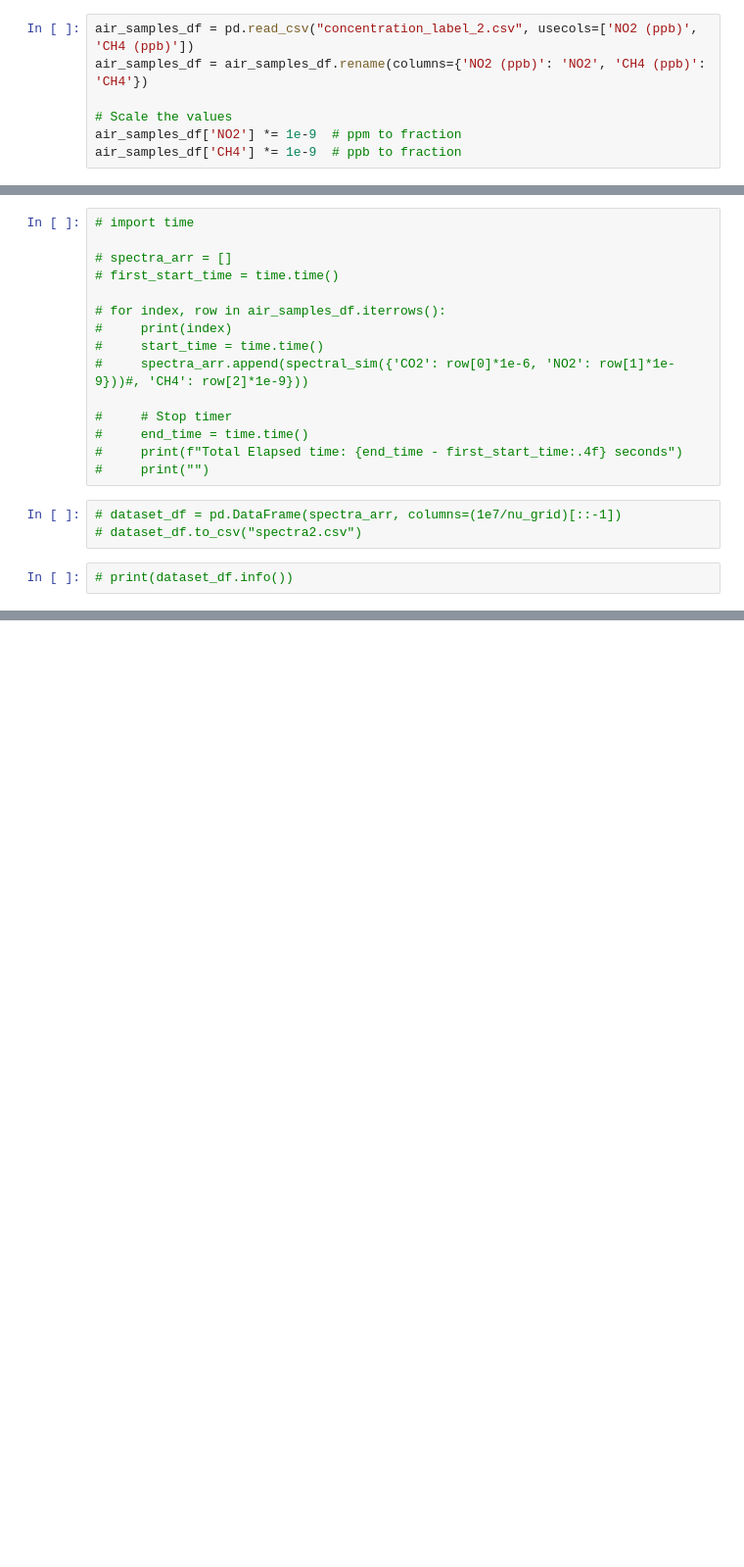
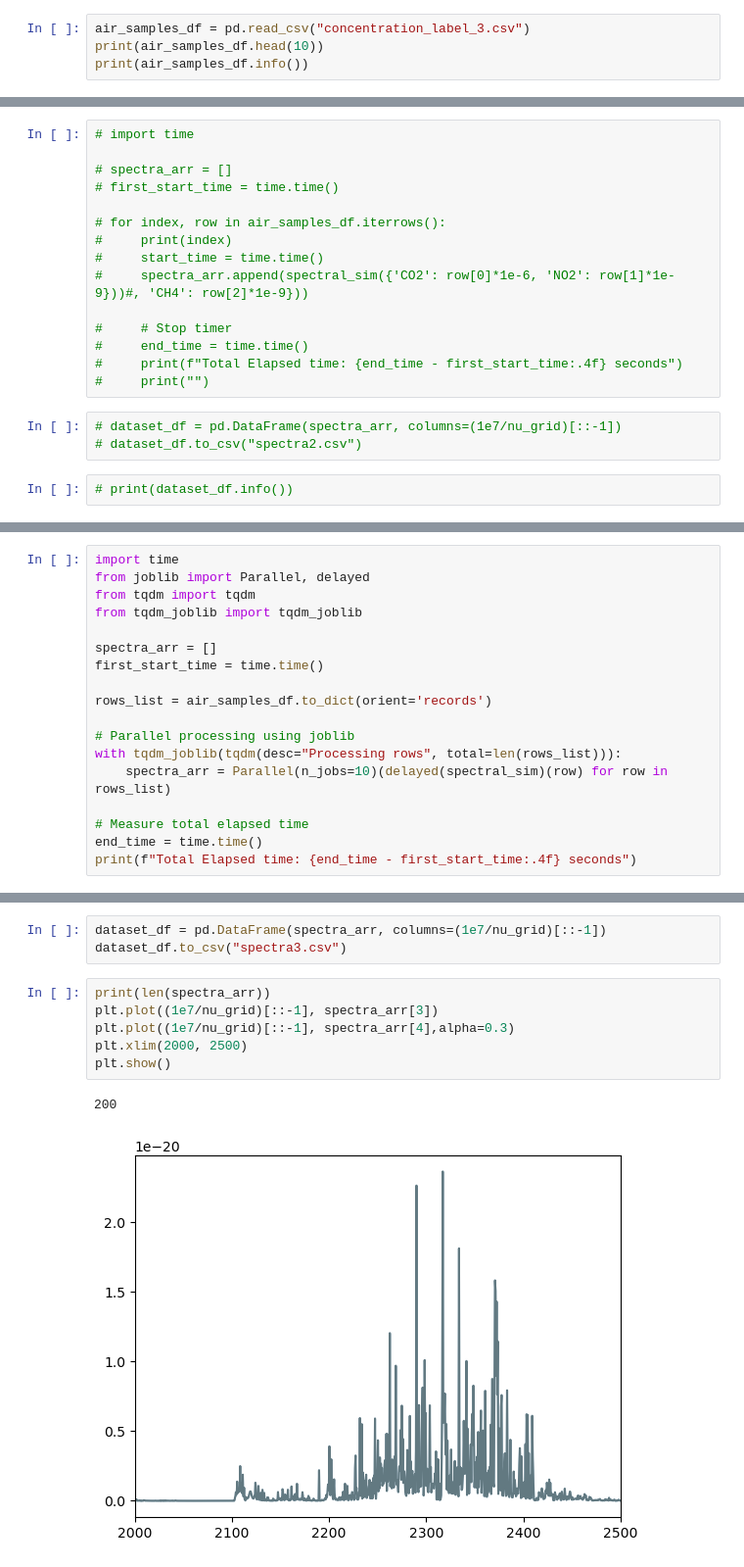
Before and after one commit to vpjuguilon/Physics-215_Project-PRISM, a Jupyter notebook: atmosperic_spectra_simulator.ipynb, the cells around one changed output, grey strips where cells are left out. Shown: that part at 98% size. Drawn from its saved outputs; the diff is of its cells as text; blank space fills up the shorter version.

```diff
--- a/atmosperic_spectra_simulator.ipynb
+++ b/atmosperic_spectra_simulator.ipynb
@@ -141,9 +141,6 @@ def spectral_sim(gas_concentrations):
     # Save to a CSV file
     #df.to_csv('absorption_spectrum.csv', index=False)
 # %%
-air_samples_df = pd.read_csv("concentration_label_2.csv", usecols=['NO2 (ppb)', 'CH4 (ppb)'])
-air_samples_df = air_samples_df.rename(columns={'NO2 (ppb)': 'NO2', 'CH4 (ppb)': 'CH4'})
-
-# Scale the values
-air_samples_df['NO2'] *= 1e-9  # ppm to fraction
-air_samples_df['CH4'] *= 1e-9  # ppb to fraction
+air_samples_df = pd.read_csv("concentration_label_3.csv")
+print(air_samples_df.head(10))
+print(air_samples_df.info())
@@ -217,0 +185,18 @@ plt.show()
+# %%
+import time
+from joblib import Parallel, delayed
+from tqdm import tqdm
+from tqdm_joblib import tqdm_joblib
+
+spectra_arr = []
+first_start_time = time.time()
+
+rows_list = air_samples_df.to_dict(orient='records')
+
+# Parallel processing using joblib
+with tqdm_joblib(tqdm(desc="Processing rows", total=len(rows_list))):
+    spectra_arr = Parallel(n_jobs=10)(delayed(spectral_sim)(row) for row in rows_list)
+
+# Measure total elapsed time
+end_time = time.time()
+print(f"Total Elapsed time: {end_time - first_start_time:.4f} seconds")
@@ -217,0 +205,12 @@ plt.show()
+# %%
+dataset_df = pd.DataFrame(spectra_arr, columns=(1e7/nu_grid)[::-1])
+dataset_df.to_csv("spectra3.csv")
+# %%
+print(len(spectra_arr))
+plt.plot((1e7/nu_grid)[::-1], spectra_arr[3])
+plt.plot((1e7/nu_grid)[::-1], spectra_arr[4],alpha=0.3)
+plt.xlim(2000, 2500)
+plt.show()
+# %% [output]
+200
+[figure, added]
```
Also changed, not shown: parts of 7 cells of this notebook, 4 other files.
